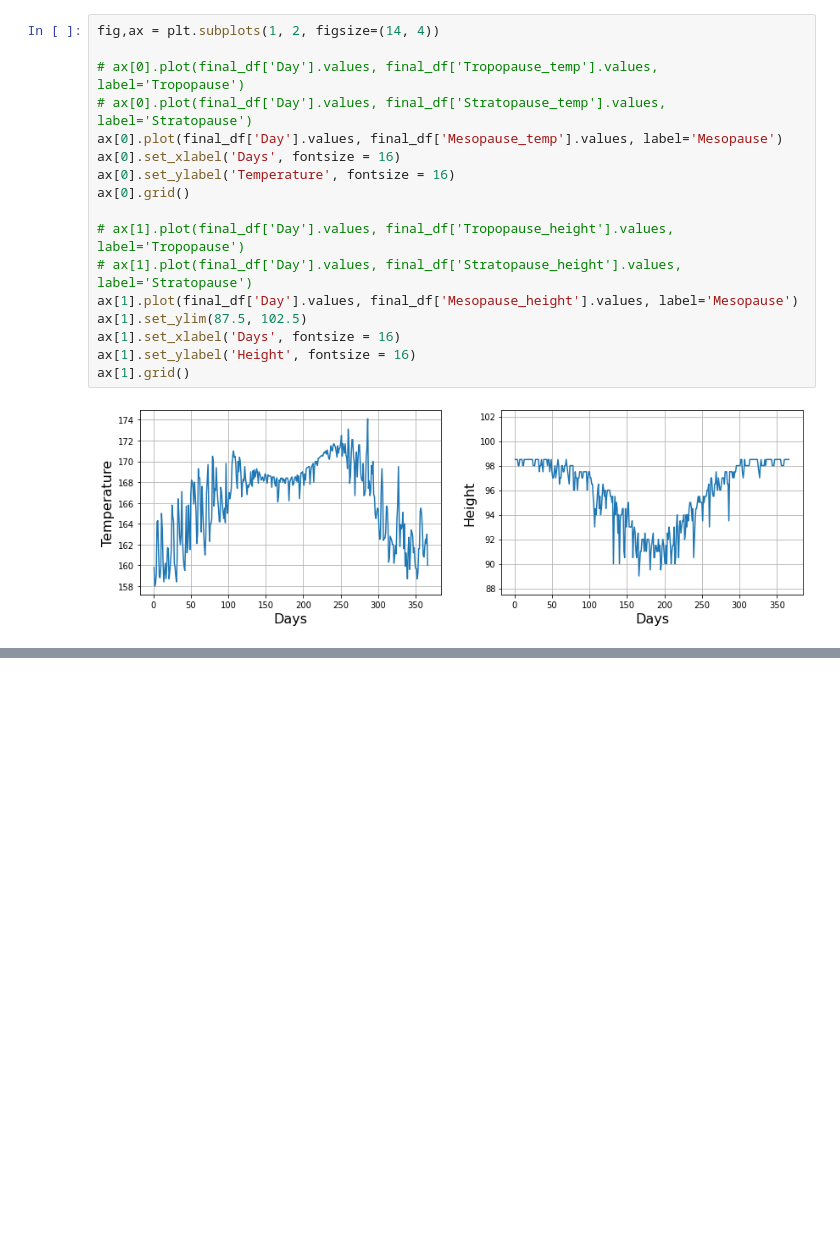
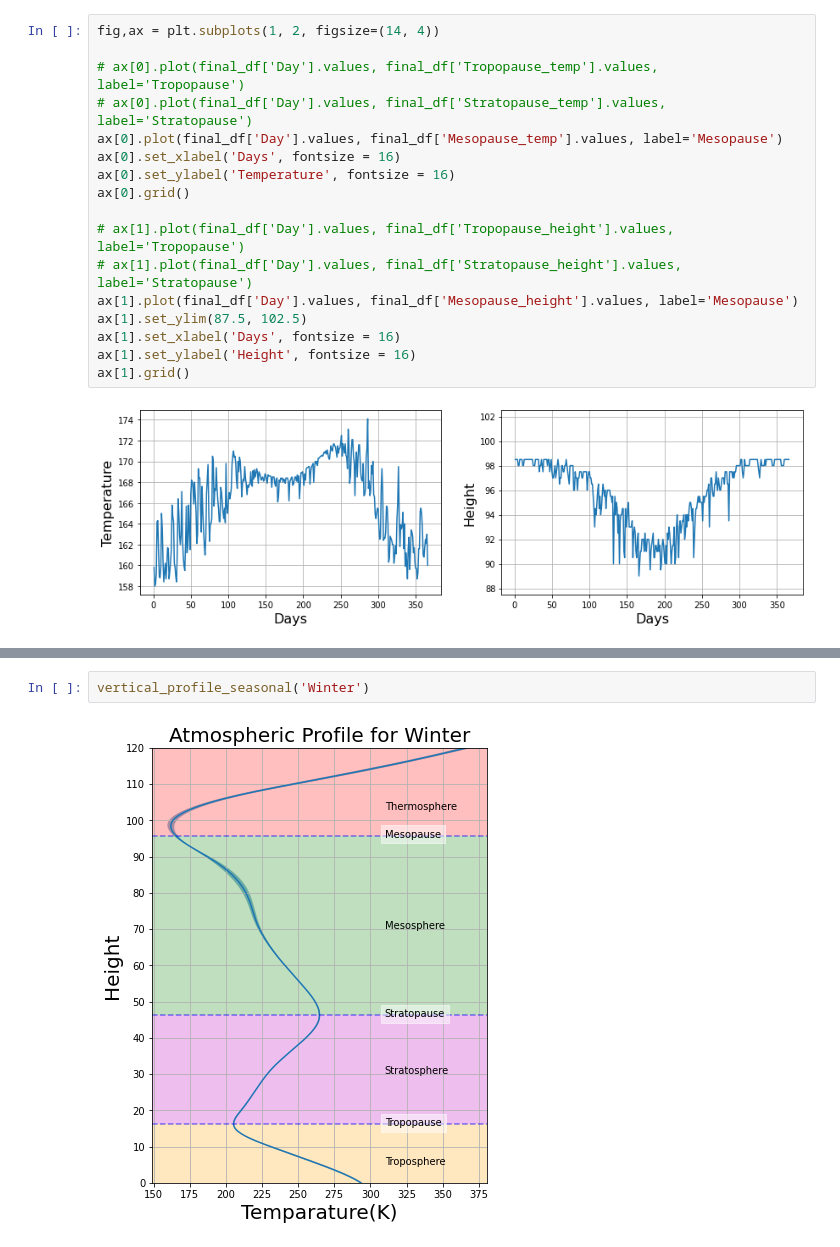
Before and after one commit to alinadevkota/DataViz, a Jupyter notebook: notebooks/data_visualization_turning_points.ipynb, the cells around one changed output, grey strips where cells are left out. Drawn from its saved outputs; the diff is of its cells as text; blank space fills up the shorter version.

```diff
--- a/notebooks/data_visualization_turning_points.ipynb
+++ b/notebooks/data_visualization_turning_points.ipynb
@@ -310,0 +439,4 @@ ax[1].grid()
+# %%
+vertical_profile_seasonal('Winter')
+# %% [output]
+[figure, added]
```
Also changed, not shown: parts of 7 cells of this notebook.
